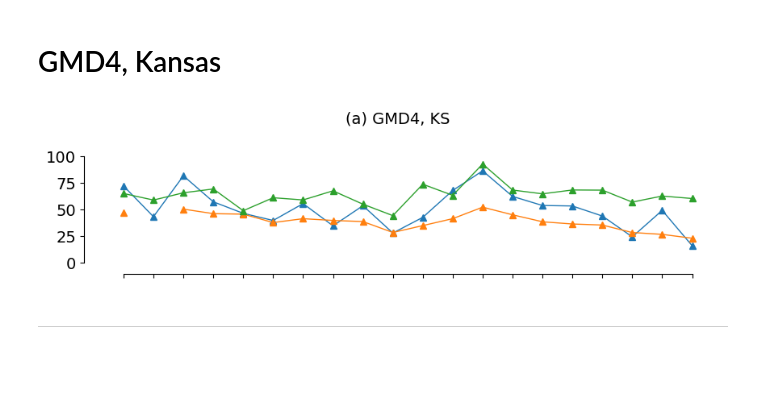
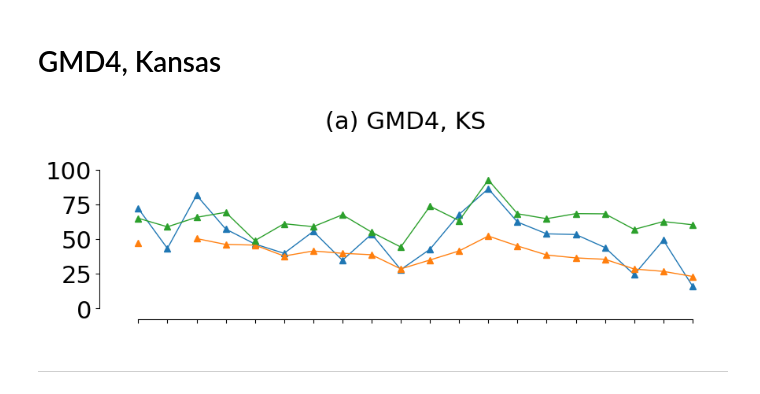
Before and after one commit to mdfahimhasan/WestUS_Peff, a Jupyter notebook: Codes/results_analysis/netGW_vs_pumping.ipynb, the cells around one changed output. Cells and saved outputs as stored; diff of their text form; code cells hidden in the pictures; blank space fills up the shorter version.

Commit message:
minor updates in plots

```diff
--- a/Codes/results_analysis/netGW_vs_pumping.ipynb
+++ b/Codes/results_analysis/netGW_vs_pumping.ipynb
@@ -182,17 +185,17 @@ ann_df_sel.loc[ann_df_sel['mean pumping_mm'] < 1, 'mean pumping_mm'] = np.nan
 # %%
 year = [2000, 2001, 2002, 2003, 2004, 2005, 2006, 2007, 2008, 2009, 2010,
         2011, 2012, 2013, 2014, 2015, 2016, 2017, 2018, 2019]
 
 savepath = 'plots/GMD4_timeseries.png'
 
-make_line_plot_v2(y1=ann_df_sel['sim_mean_pumping_mm_dy'], y2=ann_df_sel['mean pumping_mm'], y3=ann_df_sel['mean USGS_mm'], year=year, fontsize=14,
-                  xlabel=None, ylabel=None,
+make_line_plot_v2(y1=ann_df_sel['sim_mean_pumping_mm_dy'], y2=ann_df_sel['mean pumping_mm'], y3=ann_df_sel['mean USGS_mm'], year=year,
+                  fontsize=22, xlabel=None, ylabel=None,
                   line_label_1='Model estimated pumping', line_label_2='Actual pumping', line_label_3='USGS estimated pumping',
                   suptitle='(a) GMD4, KS',
-                  figsize=(10, 3), y_lim=(0, 120),
+                  figsize=(10, 4), y_lim=(0, 120),
                   legend_pos='upper left', legend='off', savepath= savepath, no_xticks=True)
 # %% [output]
-[figure, old version]
+[figure, new version]
 # %% [markdown]
 -------------------
 # %% [markdown]
```
Also changed, not shown: parts of 10 cells of this notebook, 1 other file.
